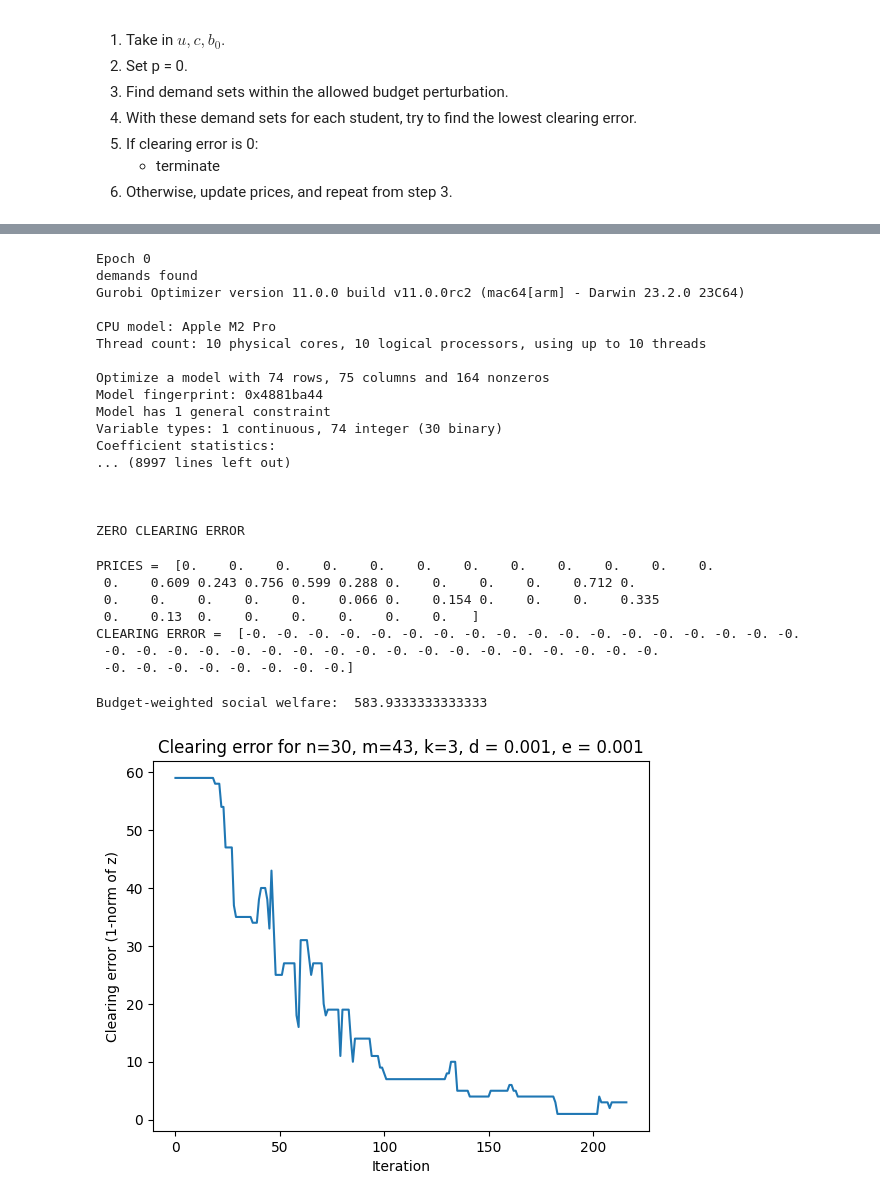
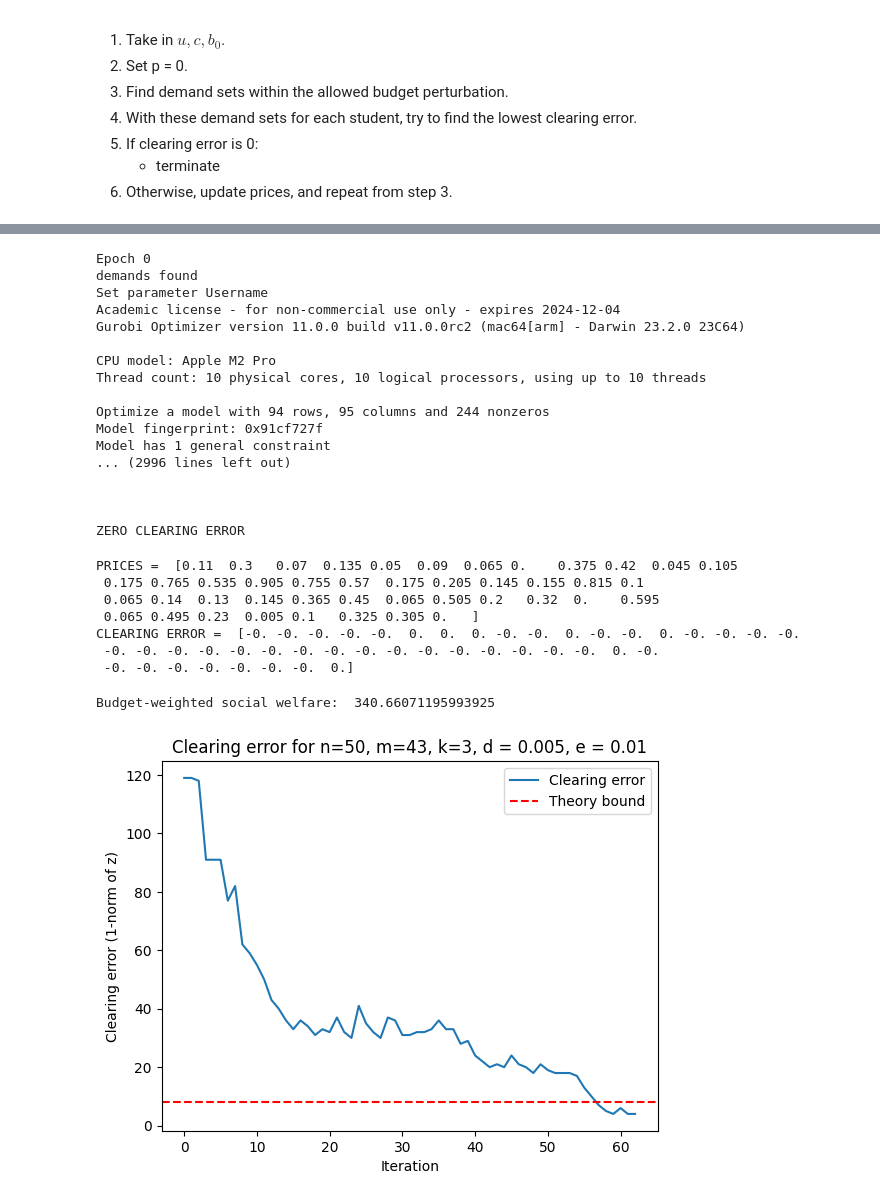
Before and after one commit to sarah-gu/course-allocation-aceei, a Jupyter notebook: pj_custom.ipynb, the cells around one changed output, grey strips where cells are left out. Cells and saved outputs as stored; diff of their text form; code cells hidden in the pictures.

Commit message:
adding theory bound and changing beta

```diff
--- a/pj_custom.ipynb
+++ b/pj_custom.ipynb
@@ -169,9 +169,9 @@ def clearing_error_optimizer(a, c, p):
     # gp.quicksum(x[i][l] * a[i][l][j] for i in range(n) for l in range(len(x[i])))
     for j in range(m):
         if (p[j] > 0):
-            model.addConstr(gp.quicksum(x[i][l]*a[i][l][j] for i in range(n) for l in range(len(x[i]))) <= c[j] + z[j], name = f"z equality {j}")
+            model.addConstr(gp.quicksum(x[i][l]*a[i][l][j] for i in range(n) for l in range(len(x[i]))) - z[j] <= c[j], name = f"z equality {j}")
         elif (p[j] == 0):
-            model.addConstr(gp.quicksum(x[i][l]*a[i][l][j] for i in range(n) for l in range(len(x[i])) ) <= c[j] + z[j], name = f"z inequality {j}")
+            model.addConstr(gp.quicksum(x[i][l]*a[i][l][j] for i in range(n) for l in range(len(x[i]))) - z[j] <= c[j], name = f"z inequality {j}")
 
     model.optimize()
     if model.status == GRB.OPTIMAL:
@@ -263,14 +263,18 @@ Outputs
 6) Otherwise, update prices, and repeat from step 3.
 # %%
 # K is max. number of classes
-# N is max. number of students
+# N is number of students
 K = 3
-N = 30
-delta = .001
-epsilon = .001
+N = 50
+beta = .04
+epsilon = .01
+delta = .005
 # %%
 # budgets
-budgets = np.ones(N)
+budgets = np.zeros(N)
+for i in range(len(budgets)):
+    budgets[i] = np.random.uniform(1, 1+beta)
+print(budgets)
 
 # utilities
 u = []
@@ -279,5 +283,6 @@ for i in range(N):
 
 #capacities
 capacities = np.round(wl_data.loc[:, "Cap"]/50, 0)
+M = len(capacities)
 print(sum(capacities))
 # %% [output]
@@ -287,17 +301,17 @@ result = ACEEI(u, capacities, budgets, K, delta, epsilon)
 # %% [output]
 Epoch 0
 demands found
+Set parameter Username
+Academic license - for non-commercial use only - expires 2024-12-04
 Gurobi Optimizer version 11.0.0 build v11.0.0rc2 (mac64[arm] - Darwin 23.2.0 23C64)
 
 CPU model: Apple M2 Pro
 Thread count: 10 physical cores, 10 logical processors, using up to 10 threads
 
-Optimize a model with 74 rows, 75 columns and 164 nonzeros
-Model fingerprint: 0x4881ba44
+Optimize a model with 94 rows, 95 columns and 244 nonzeros
+Model fingerprint: 0x91cf727f
 Model has 1 general constraint
-Variable types: 1 continuous, 74 integer (30 binary)
-Coefficient statistics:
-... (8997 lines left out)
+... (2996 lines left out)
 
 
 
@@ -312,13 +326,13 @@ print("CLEARING ERROR = ", result[2])
 #    index = np.where(result[1][i] == 1)[0][0]
 #    print(f"BUNDLE FOR STUDENT {i} == ", result[0][i][index])
 # %% [output]
-PRICES =  [0.    0.    0.    0.    0.    0.    0.    0.    0.    0.    0.    0.
- 0.    0.609 0.243 0.756 0.599 0.288 0.    0.    0.    0.    0.712 0.
- 0.    0.    0.    0.    0.    0.066 0.    0.154 0.    0.    0.    0.335
- 0.    0.13  0.    0.    0.    0.    0.    0.   ]
-CLEARING ERROR =  [-0. -0. -0. -0. -0. -0. -0. -0. -0. -0. -0. -0. -0. -0. -0. -0. -0. -0.
- -0. -0. -0. -0. -0. -0. -0. -0. -0. -0. -0. -0. -0. -0. -0. -0. -0. -0.
- -0. -0. -0. -0. -0. -0. -0. -0.]
+PRICES =  [0.11  0.3   0.07  0.135 0.05  0.09  0.065 0.    0.375 0.42  0.045 0.105
+ 0.175 0.765 0.535 0.905 0.755 0.57  0.175 0.205 0.145 0.155 0.815 0.1
+ 0.065 0.14  0.13  0.145 0.365 0.45  0.065 0.505 0.2   0.32  0.    0.595
+ 0.065 0.495 0.23  0.005 0.1   0.325 0.305 0.   ]
+CLEARING ERROR =  [-0. -0. -0. -0. -0.  0.  0.  0. -0. -0.  0. -0. -0.  0. -0. -0. -0. -0.
+ -0. -0. -0. -0. -0. -0. -0. -0. -0. -0. -0. -0. -0. -0. -0. -0.  0. -0.
+ -0. -0. -0. -0. -0. -0. -0.  0.]
 # %%
 #Compute social welfare for a given allocation across all agents
 def utilitarian_social_welfare(budgets, utility, x, a):
@@ -342,14 +356,27 @@ def utilitarian_social_welfare(budgets, utility, x, a):
 
 print("Budget-weighted social welfare: ", utilitarian_social_welfare(budgets, u, result[1], result[0]))
 # %% [output]
-Budget-weighted social welfare:  583.9333333333333
+Budget-weighted social welfare:  340.66071195993925
 # %%
 error = result[4]
+
+
+## Arrange the plot
+
+#empirical
 x_axis = np.array(range(0, len(error)))
-plt.plot(x_axis, error)
+plt.plot(x_axis, error, label="Clearing error")
 plt.ylabel("Clearing error (1-norm of z)")
 plt.xlabel("Iteration")
+
+#theory bound
+alpha = np.sqrt(min(2*K, len(capacities))* len(capacities))/2
+plt.axhline(alpha, color="r", label="Theory bound", linestyle="dashed")
+
+
 plt.title(f"Clearing error for n={N}, m={43}, k={K}, d = {delta}, e = {epsilon}")
+plt.legend(loc="upper right")
+
 plt.show()
 # %% [output]
-[figure, old version]
+[figure, new version]
```
Also changed, not shown: parts of 2 cells of this notebook.
